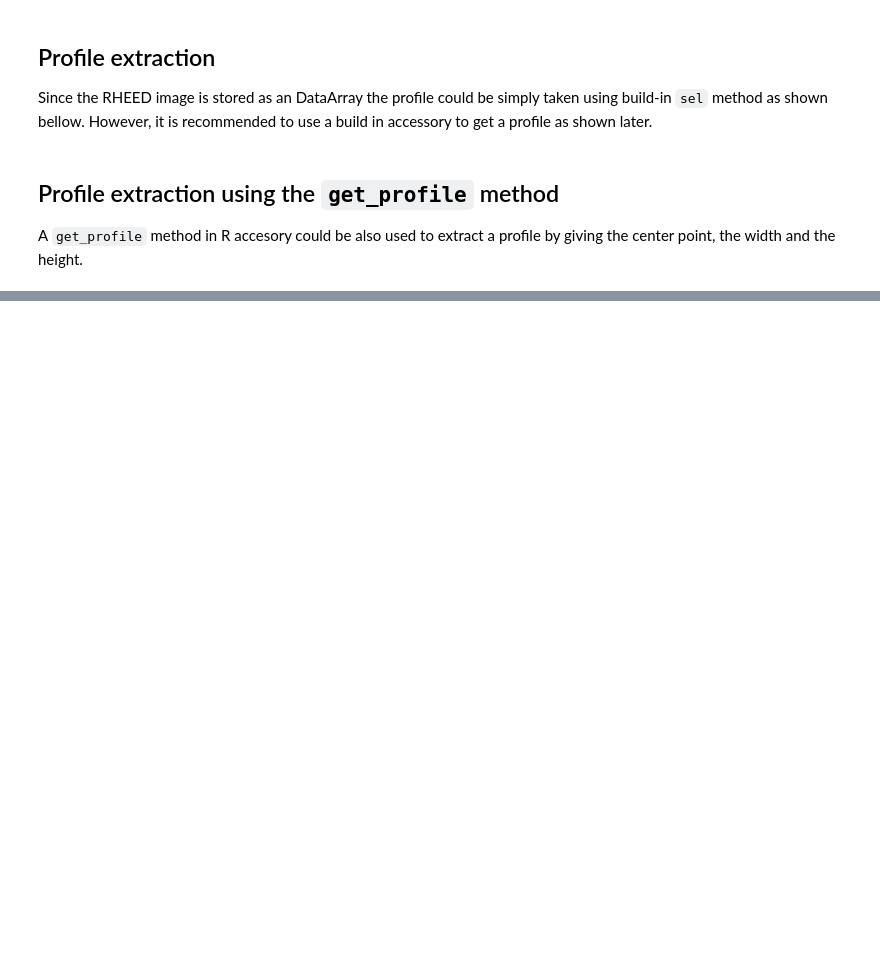
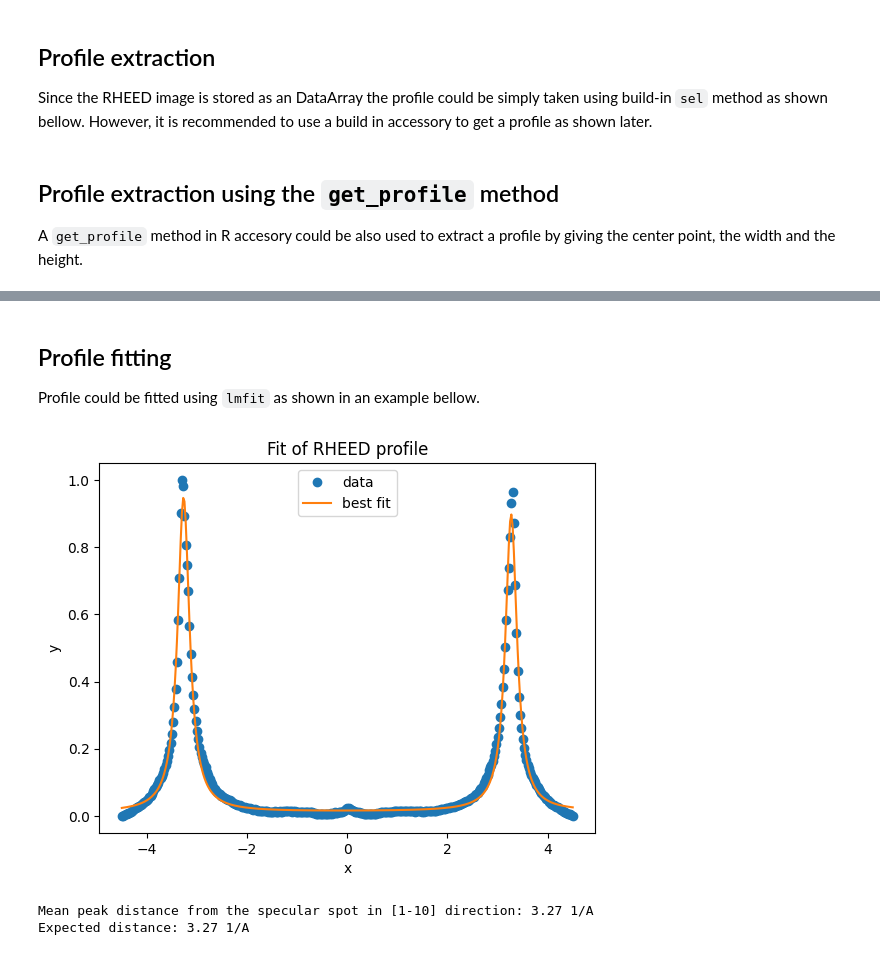
Before and after one commit to mkopciuszynski/xrheed, a Jupyter notebook: docs/source/notebooks/diffraction_profiles.ipynb, the cells around one changed output, grey strips where cells are left out. Saved outputs shown, nothing was run; the diff lists cells and outputs as text; code cells hidden in the pictures; blank space fills up the shorter version.

```diff
--- a/docs/source/notebooks/diffraction_profiles.ipynb
+++ b/docs/source/notebooks/diffraction_profiles.ipynb
@@ -87,0 +88,52 @@ plt.show()
+# %% [markdown]
+## Profile fitting
+Profile could be fitted using `lmfit` as shown in an example bellow.
+# %%
+from lmfit.models import LorentzianModel, QuadraticModel
+
+x = profile_kx.coords["kx"].values
+y = profile_kx.values
+
+y = y - np.min(y)  # Remove background offset
+y = y / np.max(y)  # Normalize to the maximum value
+
+# Build individual models
+l1 = LorentzianModel(prefix='l1_')
+l2 = LorentzianModel(prefix='l2_')
+bkg = QuadraticModel(prefix='bkg_')
+
+# Create composite model
+model = l1 + l2 + bkg
+
+# Initialize parameters
+params = model.make_params()
+
+# Provide reasonable initial guesses
+params['l1_center'].set(value=-3.0)
+params['l1_amplitude'].set(value=1.0)
+params['l1_sigma'].set(value=0.1)
+
+params['l2_center'].set(value=3.0)
+params['l2_amplitude'].set(value=1.0)
+params['l2_sigma'].set(value=0.1)
+
+params['bkg_a'].set(value=-1.0)
+params['bkg_b'].set(value=0)
+params['bkg_c'].set(value=0)
+
+# Fit
+result = model.fit(y, params, x=x)
+result.plot_fit(title="Fit of RHEED profile")
+plt.show()
+# %% [output]
+[figure, added]
+# %%
+peak_distance = (result.params['l2_center'].value - result.params['l1_center'].value) * 0.5
+
+print(f"Mean peak distance from the specular spot in [1-10] direction: {peak_distance:.2f} 1/A")
+
+expected_distance = 4 * np.pi / 3.84 # Expected distance for Si(111)-(1x1) in [110] direction
+print(f"Expected distance: {expected_distance:.2f} 1/A")
+# %% [output]
+Mean peak distance from the specular spot in [1-10] direction: 3.27 1/A
+Expected distance: 3.27 1/A
```
Also changed, not shown: parts of 8 cells of this notebook.
